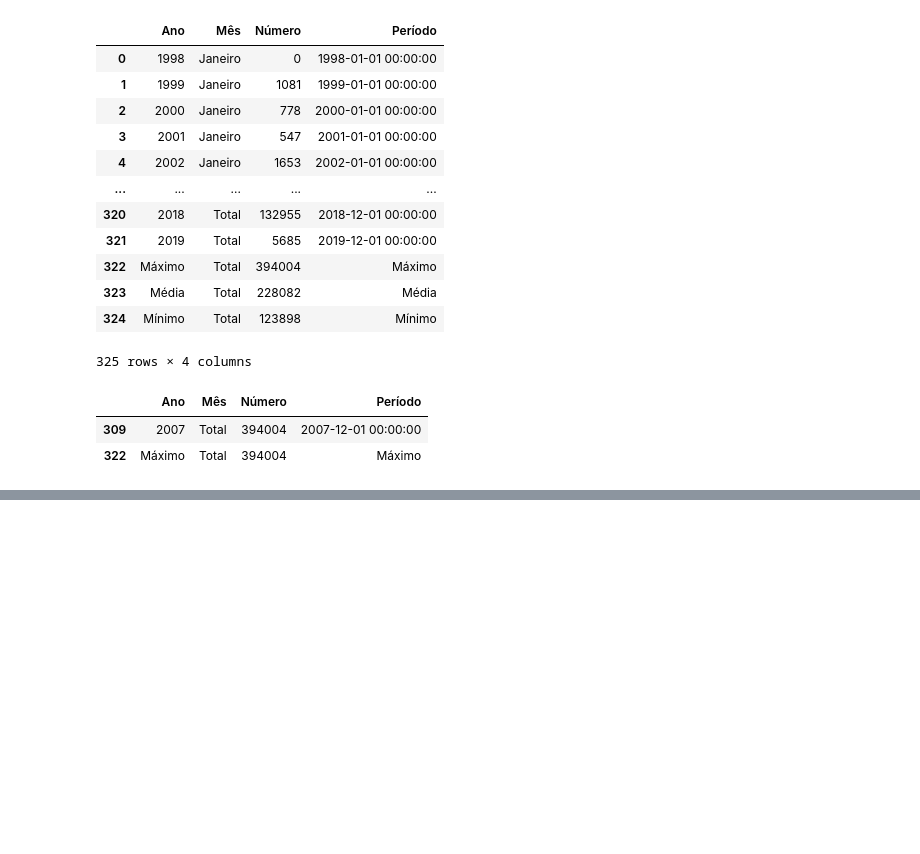
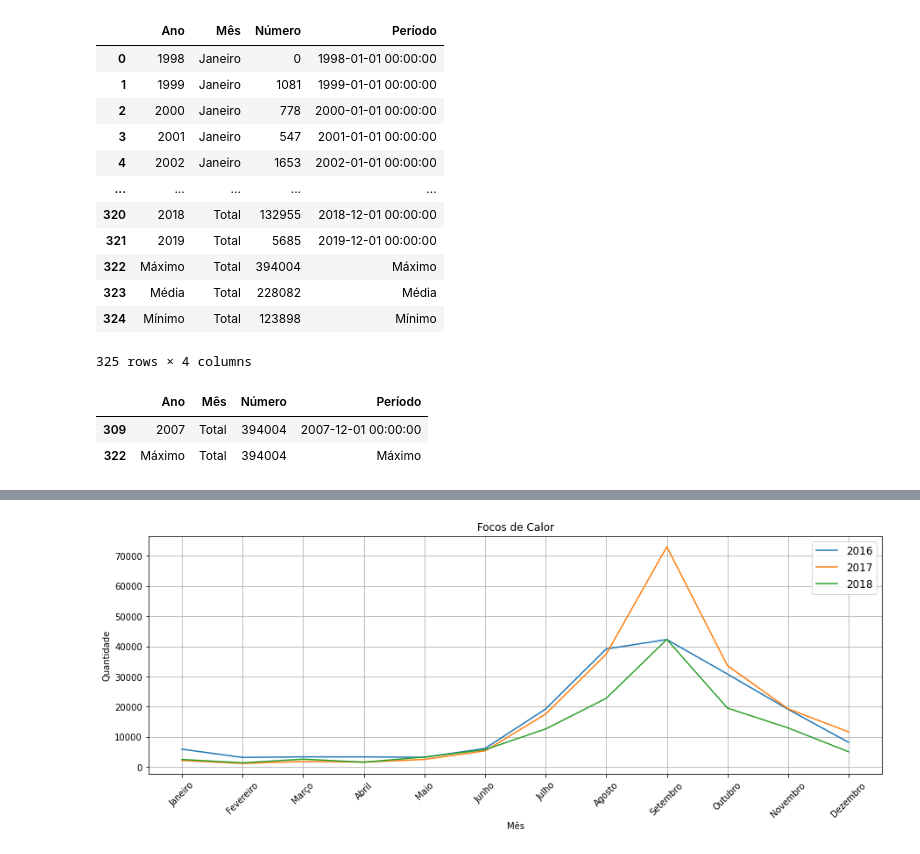
Before and after one commit to geanclm/LabHacker, a Jupyter notebook: SNIF/SNIF_Focos de calor_xlsx.ipynb, the cells around one changed output, grey strips where cells are left out. Cells and saved outputs as stored; diff of their text form; code cells hidden in the pictures; blank space fills up the shorter version.

```diff
--- a/SNIF/SNIF_Focos de calor_xlsx.ipynb
+++ b/SNIF/SNIF_Focos de calor_xlsx.ipynb
@@ -56,0 +88,14 @@ df[df['Número']==df['Número'].max()]
+# %%
+plt.figure(figsize=(15,5))
+plt.plot('Mês','Número', data=df2[df2['Ano']==2016], label='2016')
+plt.plot('Mês','Número', data=df2[df2['Ano']==2017], label='2017')
+plt.plot('Mês','Número', data=df2[df2['Ano']==2018], label='2018')
+plt.legend();
+plt.title('Focos de Calor')
+plt.xlabel('Mês')
+plt.ylabel('Quantidade')
+plt.xticks(rotation=45)
+plt.legend(fontsize=12)
+plt.grid();
+# %% [output]
+[figure, added]
```
Also changed, not shown: parts of 8 cells of this notebook.
